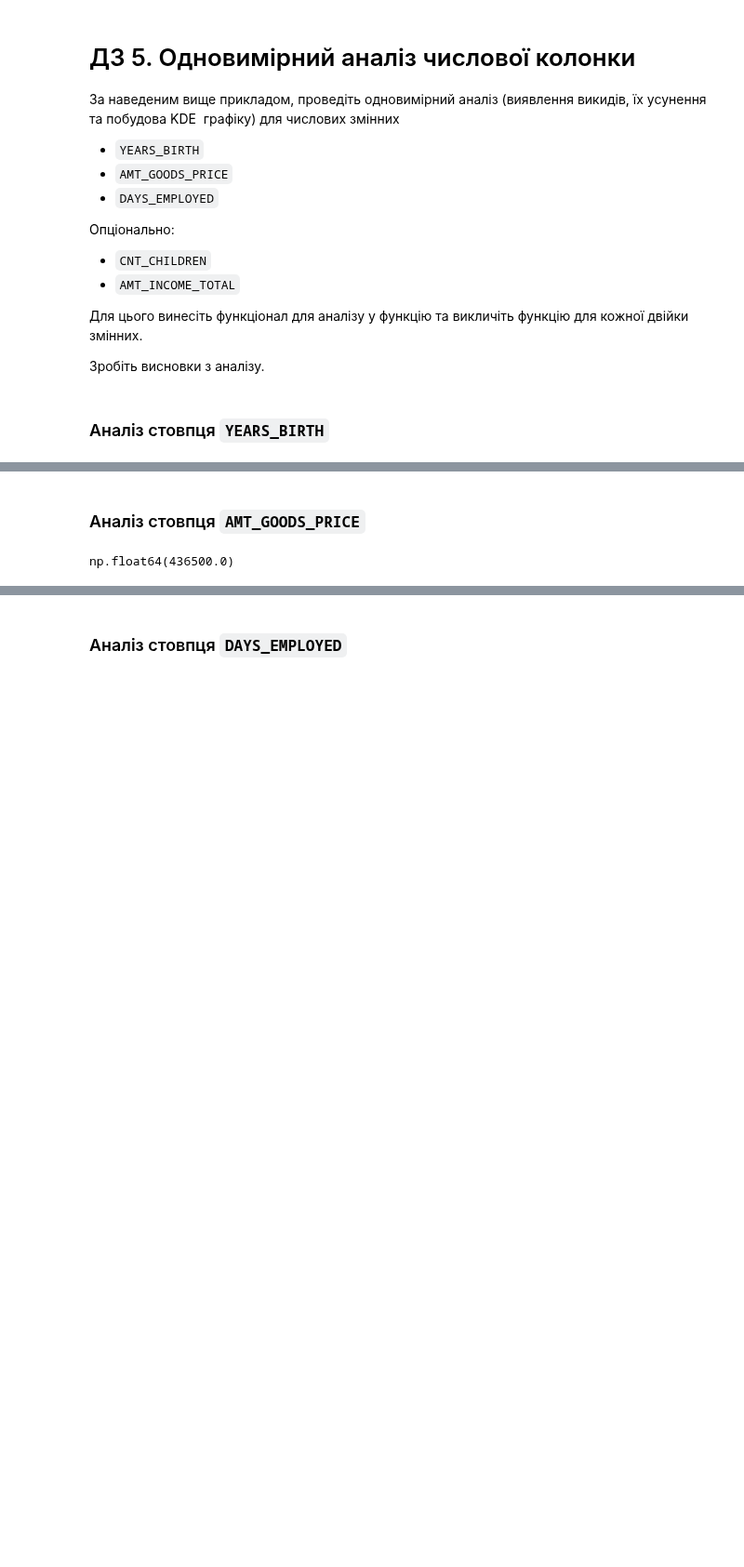
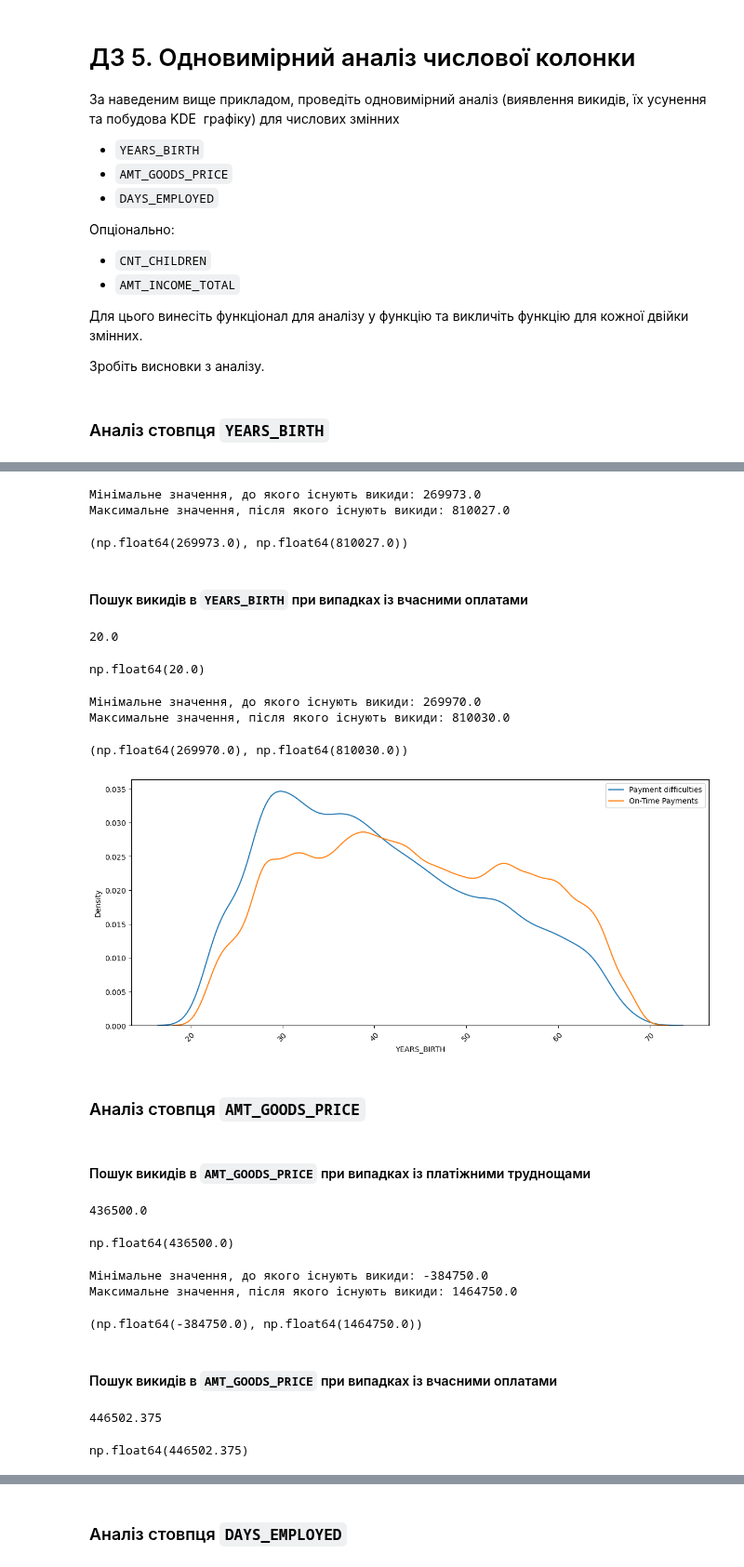
Before and after one commit to inna1999-pl/python_for_ds_tasks, a Jupyter notebook: Machine learning. New course/HW_1_2_Credit_EDA.ipynb, the cells around one changed output, grey strips where cells are left out. Shown at 93% size. Drawn from its saved outputs; the diff is of its cells as text; code cells hidden in the pictures; blank space fills up the shorter version.

```diff
--- a/Machine learning. New course/HW_1_2_Credit_EDA.ipynb
+++ b/Machine learning. New course/HW_1_2_Credit_EDA.ipynb
@@ -2017,2 +2022,35 @@ print("Максимальне значення, після якого існую
+# %%
+min_max_outliers(Q1, Q3, iqr_calc_YEARS_BIRTH_df1)
+# %% [output]
+Мінімальне значення, до якого існують викиди: 269973.0
+Максимальне значення, після якого існують викиди: 810027.0
+(np.float64(269973.0), np.float64(810027.0))
+# %% [markdown]
+#### Пошук викидів в `YEARS_BIRTH` при випадках із вчасними оплатами
+# %%
+iqr_calc_YEARS_BIRTH_df0 = iqr_calc(df0, 'YEARS_BIRTH')
+iqr_calc_YEARS_BIRTH_df0
+# %% [output]
+20.0
+np.float64(20.0)
+# %%
+min_max_outliers(Q1, Q3, iqr_calc_YEARS_BIRTH_df0)
+# %% [output]
+Мінімальне значення, до якого існують викиди: 269970.0
+Максимальне значення, після якого існують викиди: 810030.0
+(np.float64(269970.0), np.float64(810030.0))
+# %%
+def kde_no_outliers(df0, df1, Max_value0, Max_value1, column):
+  plt.figure(figsize = (14,6))
+  sns.kdeplot(df1[df1[column] <= Max_value1][column],label = 'Payment difficulties')
+  sns.kdeplot(df0[df0[column] <= Max_value0][column],label = 'On-Time Payments')
+  plt.ticklabel_format(style='plain', axis='x')
+  plt.xticks(rotation = 45)
+  plt.legend()
+  plt.show()
+# %%
+kde_no_outliers(df0, df1, Max_value0, Max_value1, 'YEARS_BIRTH')
+# %% [output]
+[figure, added]
 # %% [markdown]
 ### Аналіз стовпця `AMT_GOODS_PRICE`
@@ -2026,4 +2057,22 @@ def calculate_iqr(df, column):
+# %% [markdown]
+#### Пошук викидів в `AMT_GOODS_PRICE` при випадках із платіжними труднощами
 # %%
-calculate_iqr(df1, 'AMT_GOODS_PRICE')
+iqr_calc_AMT_GOODS_PRICE_df1 = iqr_calc(df1, 'AMT_GOODS_PRICE')
+iqr_calc_AMT_GOODS_PRICE_df1
 # %% [output]
-np.float64(436500.0)
+436500.0
+np.float64(436500.0)
+# %%
+min_max_outliers(Q1, Q3, iqr_calc_AMT_GOODS_PRICE_df1)
+# %% [output]
+Мінімальне значення, до якого існують викиди: -384750.0
+Максимальне значення, після якого існують викиди: 1464750.0
+(np.float64(-384750.0), np.float64(1464750.0))
+# %% [markdown]
+#### Пошук викидів в `AMT_GOODS_PRICE` при випадках із вчасними оплатами
+# %%
+iqr_calc_AMT_GOODS_PRICE_df0 = iqr_calc(df0, 'AMT_GOODS_PRICE')
+iqr_calc_AMT_GOODS_PRICE_df0
+# %% [output]
+446502.375
+np.float64(446502.375)
```
Also changed, not shown: parts of 15 cells of this notebook.
